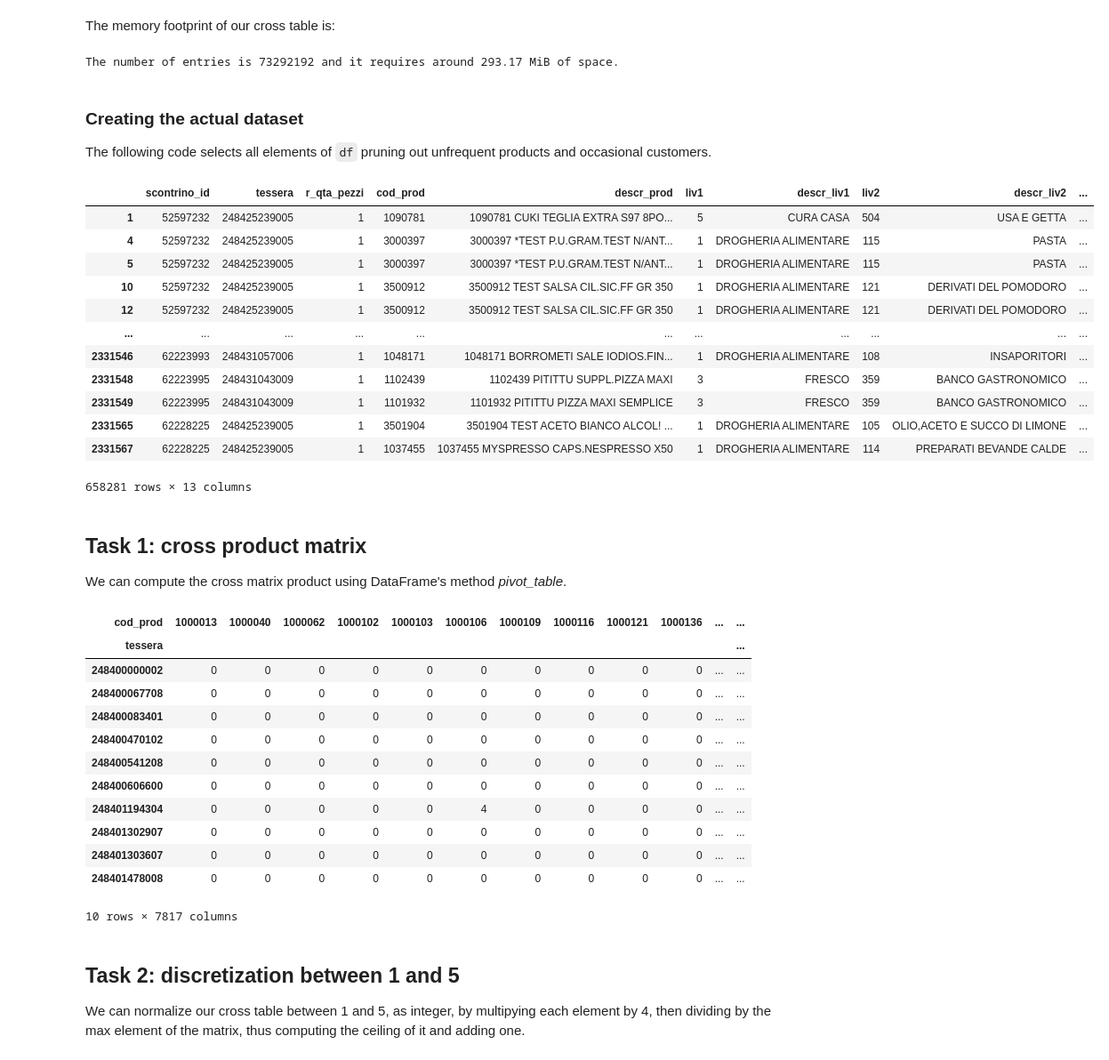
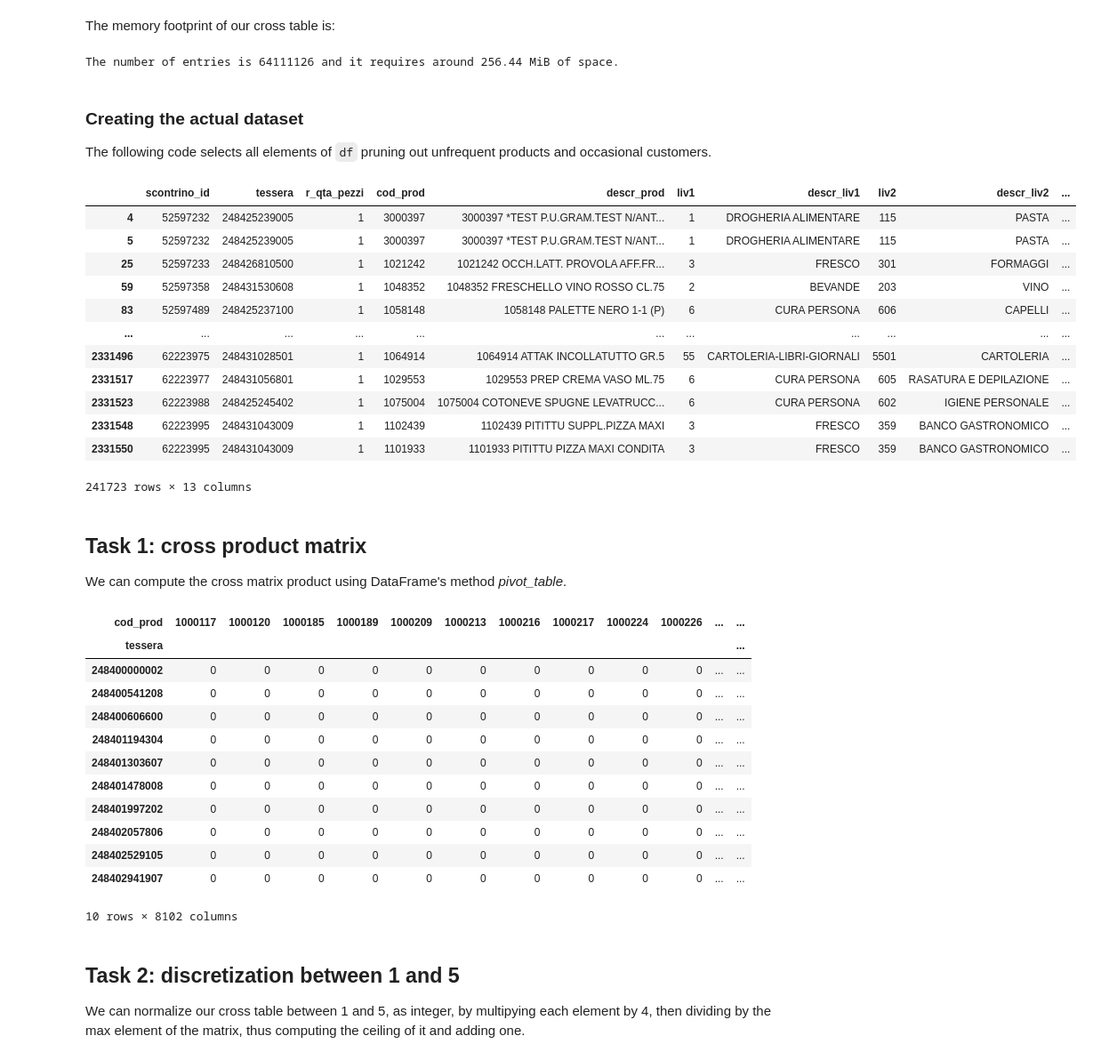
Before and after one commit to marcospampi/lab-data-mining, a Jupyter notebook: homework4/homework4.ipynb, the cells around one changed output. Shown at 89% size. Cells and saved outputs as stored; diff of their text form; code cells hidden in the pictures.

```diff
--- a/homework4/homework4.ipynb
+++ b/homework4/homework4.ipynb
@@ -74,7 +76,7 @@ The logarithmic function clearly shows where products get rarely bought, I decid
 # %%
 freqs_ss = df['cod_prod'].value_counts(normalize=True)
 
-pir = (-4, -5)
+pir = (-4.5, -5.5)
 
 plt.figure(figsize=(8,6))
 
@@ -136,27 +138,27 @@ number_of_cells = customers_ss.size * products_ss.size
 entry_size = np.int32().itemsize
 print(f"The number of entries is {number_of_cells} and it requires around {number_of_cells * entry_size *1e-6 :0.2f} MiB of space.")
 # %% [output]
-The number of entries is 73292192 and it requires around 293.17 MiB of space.
+The number of entries is 64111126 and it requires around 256.44 MiB of space.
 # %% [markdown]
 ### Creating the actual dataset
 The following code selects all elements of `df` pruning out unfrequent products and occasional customers.
 # %%
-df = df[(df['tessera'].isin(customers_ss.index))]
+df = df[(df['tessera'].isin(customers_ss.index)) & (df['cod_prod'].isin(products_ss.index))]
 df
 # %% [output]
 |  | scontrino_id | tessera | r_qta_pezzi | cod_prod | descr_prod | liv1 | descr_liv1 | liv2 | descr_liv2 | ... |
-| 1 | 52597232 | 248425239005 | 1 | 1090781 | 1090781 CUKI TEGLIA EXTRA S97 8PO... | 5 | CURA CASA | 504 | USA E GETTA | ... |
 | 4 | 52597232 | 248425239005 | 1 | 3000397 | 3000397 *TEST P.U.GRAM.TEST N/ANT... | 1 | DROGHERIA ALIMENTARE | 115 | PASTA | ... |
 | 5 | 52597232 | 248425239005 | 1 | 3000397 | 3000397 *TEST P.U.GRAM.TEST N/ANT... | 1 | DROGHERIA ALIMENTARE | 115 | PASTA | ... |
-| 10 | 52597232 | 248425239005 | 1 | 3500912 | 3500912 TEST SALSA CIL.SIC.FF GR 350 | 1 | DROGHERIA ALIMENTARE | 121 | DERIVATI DEL POMODORO | ... |
-| 12 | 52597232 | 248425239005 | 1 | 3500912 | 3500912 TEST SALSA CIL.SIC.FF GR 350 | 1 | DROGHERIA ALIMENTARE | 121 | DERIVATI DEL POMODORO | ... |
+| 25 | 52597233 | 248426810500 | 1 | 1021242 | 1021242 OCCH.LATT. PROVOLA AFF.FR... | 3 | FRESCO | 301 | FORMAGGI | ... |
+| 59 | 52597358 | 248431530608 | 1 | 1048352 | 1048352 FRESCHELLO VINO ROSSO CL.75 | 2 | BEVANDE | 203 | VINO | ... |
+| 83 | 52597489 | 248425237100 | 1 | 1058148 | 1058148 PALETTE NERO 1-1 (P) | 6 | CURA PERSONA | 606 | CAPELLI | ... |
 | ... | ... | ... | ... | ... | ... | ... | ... | ... | ... | ... |
-| 2331546 | 62223993 | 248431057006 | 1 | 1048171 | 1048171 BORROMETI SALE IODIOS.FIN... | 1 | DROGHERIA ALIMENTARE | 108 | INSAPORITORI | ... |
+| 2331496 | 62223975 | 248431028501 | 1 | 1064914 | 1064914 ATTAK INCOLLATUTTO GR.5 | 55 | CARTOLERIA-LIBRI-GIORNALI | 5501 | CARTOLERIA | ... |
+| 2331517 | 62223977 | 248431056801 | 1 | 1029553 | 1029553 PREP CREMA VASO ML.75 | 6 | CURA PERSONA | 605 | RASATURA E DEPILAZIONE | ... |
+| 2331523 | 62223988 | 248425245402 | 1 | 1075004 | 1075004 COTONEVE SPUGNE LEVATRUCC... | 6 | CURA PERSONA | 602 | IGIENE PERSONALE | ... |
 | 2331548 | 62223995 | 248431043009 | 1 | 1102439 | 1102439 PITITTU SUPPL.PIZZA MAXI | 3 | FRESCO | 359 | BANCO GASTRONOMICO | ... |
-| 2331549 | 62223995 | 248431043009 | 1 | 1101932 | 1101932 PITITTU PIZZA MAXI SEMPLICE | 3 | FRESCO | 359 | BANCO GASTRONOMICO | ... |
-| 2331565 | 62228225 | 248425239005 | 1 | 3501904 | 3501904 TEST ACETO BIANCO ALCOL! ... | 1 | DROGHERIA ALIMENTARE | 105 | OLIO,ACETO E SUCCO DI LIMONE | ... |
-| 2331567 | 62228225 | 248425239005 | 1 | 1037455 | 1037455 MYSPRESSO CAPS.NESPRESSO X50 | 1 | DROGHERIA ALIMENTARE | 114 | PREPARATI BEVANDE CALDE | ... |
+| 2331550 | 62223995 | 248431043009 | 1 | 1101933 | 1101933 PITITTU PIZZA MAXI CONDITA | 3 | FRESCO | 359 | BANCO GASTRONOMICO | ... |
-658281 rows × 13 columns
+241723 rows × 13 columns
 # %% [markdown]
 ## Task 1: cross product matrix
 We can compute the cross matrix product using DataFrame's method *pivot_table*.
@@ -164,19 +166,19 @@ We can compute the cross matrix product using DataFrame's method *pivot_table*.
 cross_trx = df.pivot_table(index='tessera', columns='cod_prod', values='r_qta_pezzi', aggfunc='sum', fill_value=0).astype('int32')
 cross_trx.head(10)
 # %% [output]
-| cod_prod | 1000013 | 1000040 | 1000062 | 1000102 | 1000103 | 1000106 | 1000109 | 1000116 | 1000121 | 1000136 | ... | ... |
+| cod_prod | 1000117 | 1000120 | 1000185 | 1000189 | 1000209 | 1000213 | 1000216 | 1000217 | 1000224 | 1000226 | ... | ... |
 | tessera |  |  |  |  |  |  |  |  |  |  |  | ... |
 | 248400000002 | 0 | 0 | 0 | 0 | 0 | 0 | 0 | 0 | 0 | 0 | ... | ... |
-| 248400067708 | 0 | 0 | 0 | 0 | 0 | 0 | 0 | 0 | 0 | 0 | ... | ... |
-| 248400083401 | 0 | 0 | 0 | 0 | 0 | 0 | 0 | 0 | 0 | 0 | ... | ... |
-| 248400470102 | 0 | 0 | 0 | 0 | 0 | 0 | 0 | 0 | 0 | 0 | ... | ... |
 | 248400541208 | 0 | 0 | 0 | 0 | 0 | 0 | 0 | 0 | 0 | 0 | ... | ... |
 | 248400606600 | 0 | 0 | 0 | 0 | 0 | 0 | 0 | 0 | 0 | 0 | ... | ... |
-| 248401194304 | 0 | 0 | 0 | 0 | 0 | 4 | 0 | 0 | 0 | 0 | ... | ... |
-| 248401302907 | 0 | 0 | 0 | 0 | 0 | 0 | 0 | 0 | 0 | 0 | ... | ... |
+| 248401194304 | 0 | 0 | 0 | 0 | 0 | 0 | 0 | 0 | 0 | 0 | ... | ... |
 | 248401303607 | 0 | 0 | 0 | 0 | 0 | 0 | 0 | 0 | 0 | 0 | ... | ... |
 | 248401478008 | 0 | 0 | 0 | 0 | 0 | 0 | 0 | 0 | 0 | 0 | ... | ... |
+| 248401997202 | 0 | 0 | 0 | 0 | 0 | 0 | 0 | 0 | 0 | 0 | ... | ... |
+| 248402057806 | 0 | 0 | 0 | 0 | 0 | 0 | 0 | 0 | 0 | 0 | ... | ... |
+| 248402529105 | 0 | 0 | 0 | 0 | 0 | 0 | 0 | 0 | 0 | 0 | ... | ... |
+| 248402941907 | 0 | 0 | 0 | 0 | 0 | 0 | 0 | 0 | 0 | 0 | ... | ... |
-10 rows × 7817 columns
+10 rows × 8102 columns
 # %% [markdown]
 ## Task 2: discretization between 1 and 5
 We can normalize our cross table between 1 and 5, as integer, by multipying each element by 4, then dividing by the max element of the matrix, thus computing the ceiling of it and adding one.
```
Also changed, not shown: parts of 15 cells of this notebook, 2 other files.
